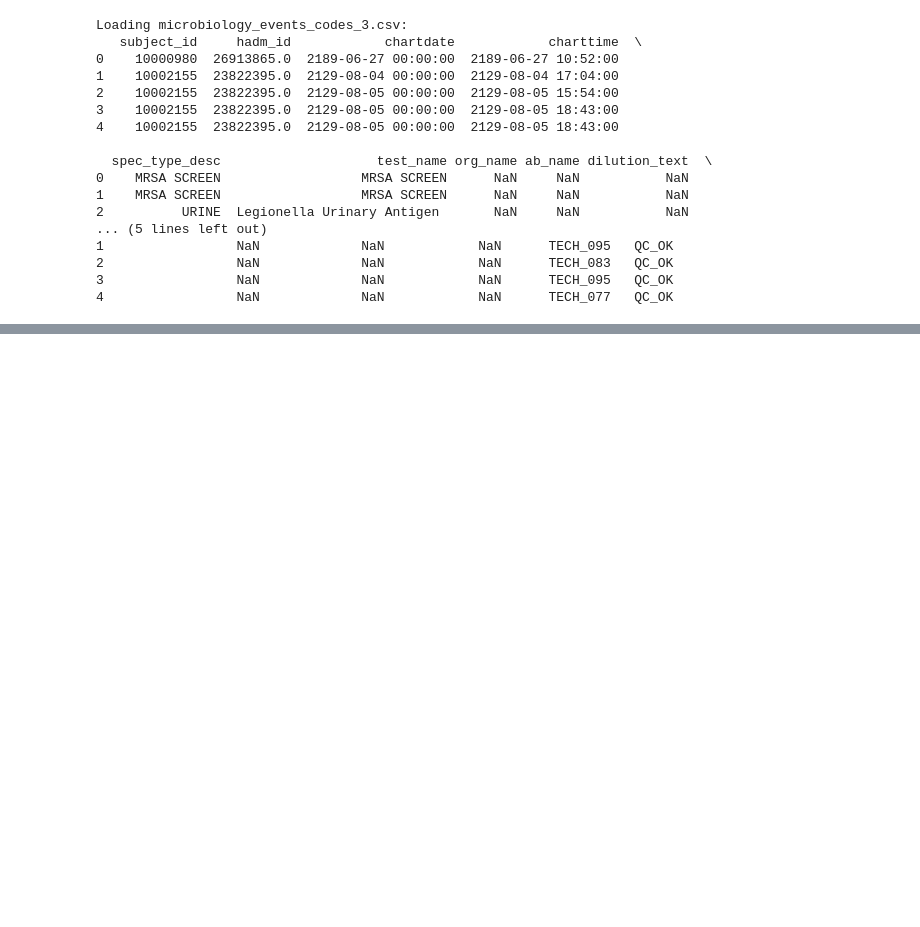
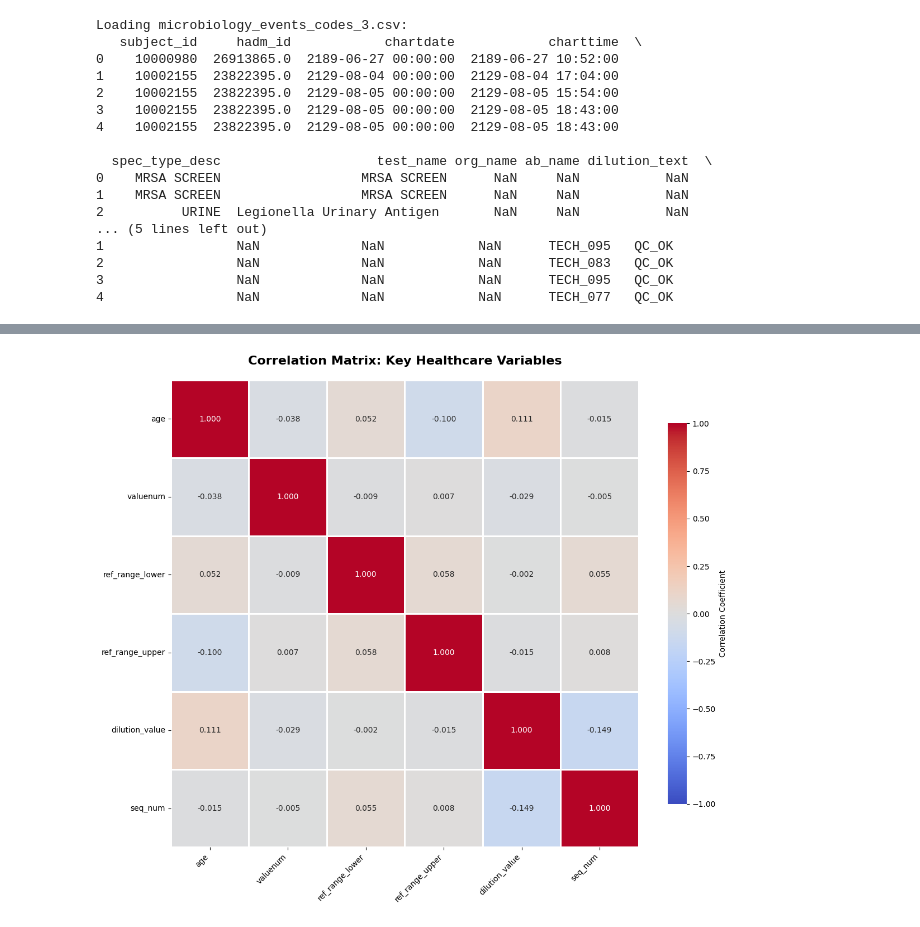
Before and after one commit to alexandermittet/Data_Analytics_for_Health_UniPi, a Jupyter notebook: code/1.1 task.ipynb, the cells around one changed output, grey strips where cells are left out. Saved outputs shown, nothing was run; the diff lists cells and outputs as text; code cells hidden in the pictures; blank space fills up the shorter version.

```diff
--- a/code/1.1 task.ipynb
+++ b/code/1.1 task.ipynb
@@ -538,11 +524,3 @@ Loading microbiology_events_codes_3.csv:
 2                 NaN             NaN            NaN      TECH_083   QC_OK
 3                 NaN             NaN            NaN      TECH_095   QC_OK
 4                 NaN             NaN            NaN      TECH_077   QC_OK
-# %%
-# Load the fourth CSV file (procedure_code_4.csv)
-fourth_csv = "procedure_code_4.csv"
-df4 = pd.read_csv(os.path.join(data_path, fourth_csv))
-
-# Display the head of the fourth dataframe
-print(f"Loading {fourth_csv}:")
-print(df4.head())
@@ -563,0 +628,74 @@ Loading procedure_code_4.csv:
+# %%
+# Compute correlation matrix and create heatmap
+print("🔥 Creating correlation heatmap...")
+print("="*60)
+
+# Calculate correlation matrix (pairwise deletion of missing values)
+correlation_matrix = correlation_data.corr(method='pearson')
+
+print("\n📊 Correlation Matrix:")
+print(correlation_matrix.round(3))
+
+# Create a beautiful heatmap
+fig, ax = plt.subplots(figsize=(12, 10))
+
+# Create heatmap with annotations
+sns.heatmap(correlation_matrix,
+            annot=True,  # Show correlation values
+            fmt='.3f',   # Format to 3 decimal places
+            cmap='coolwarm',  # Color scheme (blue=negative, red=positive)
+            center=0,    # Center colormap at 0
+            square=True,  # Make cells square
+            linewidths=1,  # Add gridlines
+            cbar_kws={'shrink': 0.8, 'label': 'Correlation Coefficient'},
+            vmin=-1, vmax=1,  # Set color scale limits
+            ax=ax)
+
+# Customize the plot
+ax.set_title('Correlation Matrix: Key Healthcare Variables',
+             fontsize=16, fontweight='bold', pad=20)
+ax.set_xlabel('')
+ax.set_ylabel('')
+
+# Rotate labels for better readability
+plt.xticks(rotation=45, ha='right')
+plt.yticks(rotation=0)
+
+# Adjust layout
+plt.tight_layout()
+
+# Save the plot
+try:
+    filepath = out_dir / "correlation_matrix_heatmap.jpg"
+    fig.savefig(filepath, dpi=300, bbox_inches='tight')
+    print(f"\n💾 Saved: correlation_matrix_heatmap.jpg")
+except Exception as e:
+    print(f"\n❌ Could not save plot: {e}")
+
+plt.show()
+
+# Additional insights
+print("\n🔍 Correlation Insights:")
+print("="*60)
+
+# Find strongest correlations (excluding diagonal)
+corr_pairs = []
+for i in range(len(correlation_matrix.columns)):
+    for j in range(i+1, len(correlation_matrix.columns)):
+        var1 = correlation_matrix.columns[i]
+        var2 = correlation_matrix.columns[j]
+        corr_val = correlation_matrix.iloc[i, j]
+        if not pd.isna(corr_val):
+            corr_pairs.append((var1, var2, corr_val))
+
+# Sort by absolute correlation value
+corr_pairs_sorted = sorted(corr_pairs, key=lambda x: abs(x[2]), reverse=True)
+
+print("\n🔝 Strongest correlations:")
+for var1, var2, corr in corr_pairs_sorted[:5]:
+    strength = "Strong" if abs(corr) > 0.7 else "Moderate" if abs(corr) > 0.4 else "Weak"
+    direction = "positive" if corr > 0 else "negative"
+    print(f"  • {var1} ↔ {var2}: {corr:.3f} ({strength} {direction})")
+
+print("\n✅ Correlation analysis complete!")
+# %% [output]
@@ -563,0 +719 @@ Loading procedure_code_4.csv:
+[figure, added]
```
Also changed, not shown: parts of 7 cells of this notebook, 1 other file.
